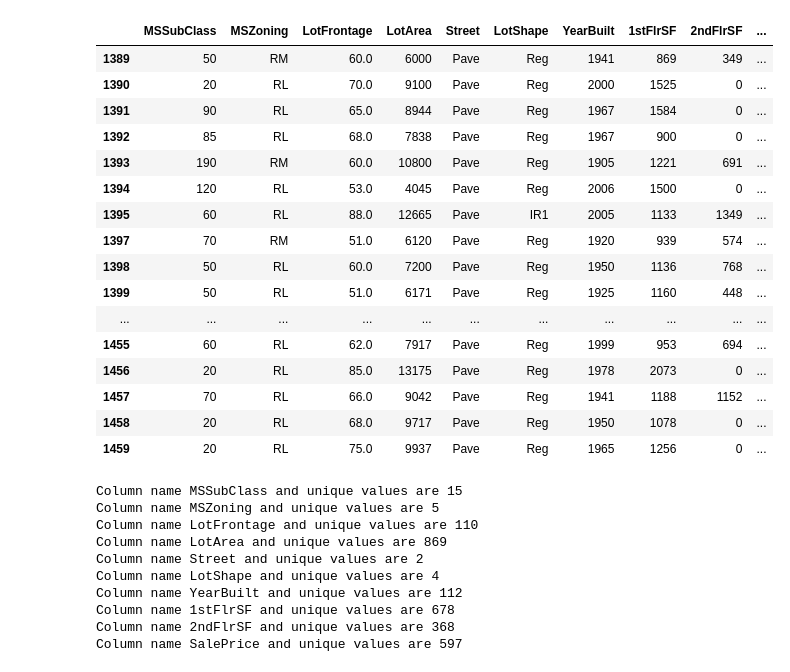
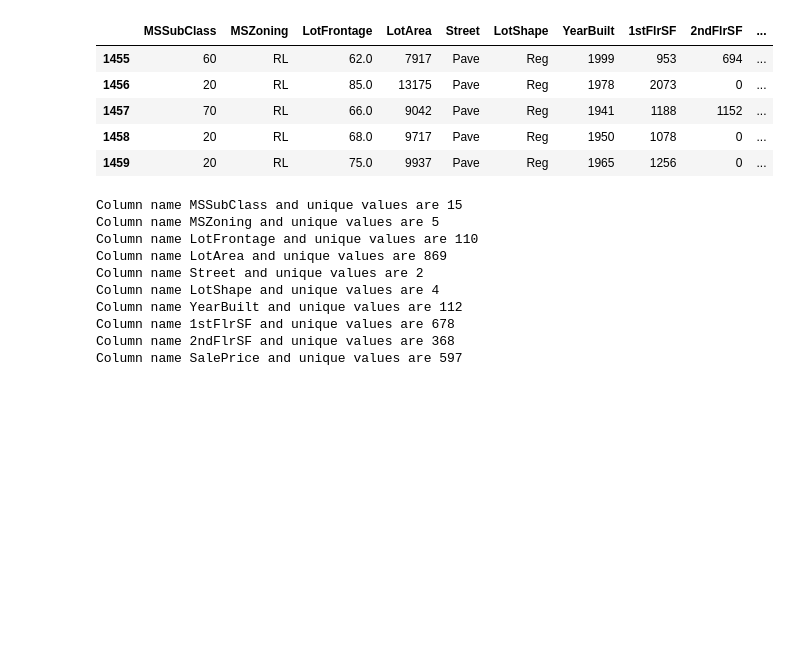
Before and after one commit to harishshaji/House_price_prediction, a Jupyter notebook: house_price_prediction.ipynb, the cells around one changed output. Drawn from its saved outputs; the diff is of its cells as text; code cells hidden in the pictures; blank space fills up the shorter version.

```diff
--- a/house_price_prediction.ipynb
+++ b/house_price_prediction.ipynb
@@ -24,23 +10,12 @@ Name: MSSubClass, Length: 1201, dtype: int64>
 # %%
 #1
 #lst = [0,60, 'RL', 65, 8450, 'Pave', 2003, 'Reg', 856, 854]
 #df = df.append(pd.DataFrame([lst],
 #     columns=["SalePrice", "MSSubClass", "MSZoning", "LotFrontage", "LotArea","Street", "YearBuilt", "LotShape", "1stFlrSF", "2ndFlrSF"]),
 #     ignore_index=True)
-df.tail(60)
+df.tail()
 # %% [output]
 |  | MSSubClass | MSZoning | LotFrontage | LotArea | Street | LotShape | YearBuilt | 1stFlrSF | 2ndFlrSF | ... |
-| 1389 | 50 | RM | 60.0 | 6000 | Pave | Reg | 1941 | 869 | 349 | ... |
-| 1390 | 20 | RL | 70.0 | 9100 | Pave | Reg | 2000 | 1525 | 0 | ... |
-| 1391 | 90 | RL | 65.0 | 8944 | Pave | Reg | 1967 | 1584 | 0 | ... |
-| 1392 | 85 | RL | 68.0 | 7838 | Pave | Reg | 1967 | 900 | 0 | ... |
-| 1393 | 190 | RM | 60.0 | 10800 | Pave | Reg | 1905 | 1221 | 691 | ... |
-| 1394 | 120 | RL | 53.0 | 4045 | Pave | Reg | 2006 | 1500 | 0 | ... |
-| 1395 | 60 | RL | 88.0 | 12665 | Pave | IR1 | 2005 | 1133 | 1349 | ... |
-| 1397 | 70 | RM | 51.0 | 6120 | Pave | Reg | 1920 | 939 | 574 | ... |
-| 1398 | 50 | RL | 60.0 | 7200 | Pave | Reg | 1950 | 1136 | 768 | ... |
-| 1399 | 50 | RL | 51.0 | 6171 | Pave | Reg | 1925 | 1160 | 448 | ... |
-| ... | ... | ... | ... | ... | ... | ... | ... | ... | ... | ... |
 | 1455 | 60 | RL | 62.0 | 7917 | Pave | Reg | 1999 | 953 | 694 | ... |
 | 1456 | 20 | RL | 85.0 | 13175 | Pave | Reg | 1978 | 2073 | 0 | ... |
 | 1457 | 70 | RL | 66.0 | 9042 | Pave | Reg | 1941 | 1188 | 1152 | ... |
```
Also changed, not shown: parts of 10 cells of this notebook.
